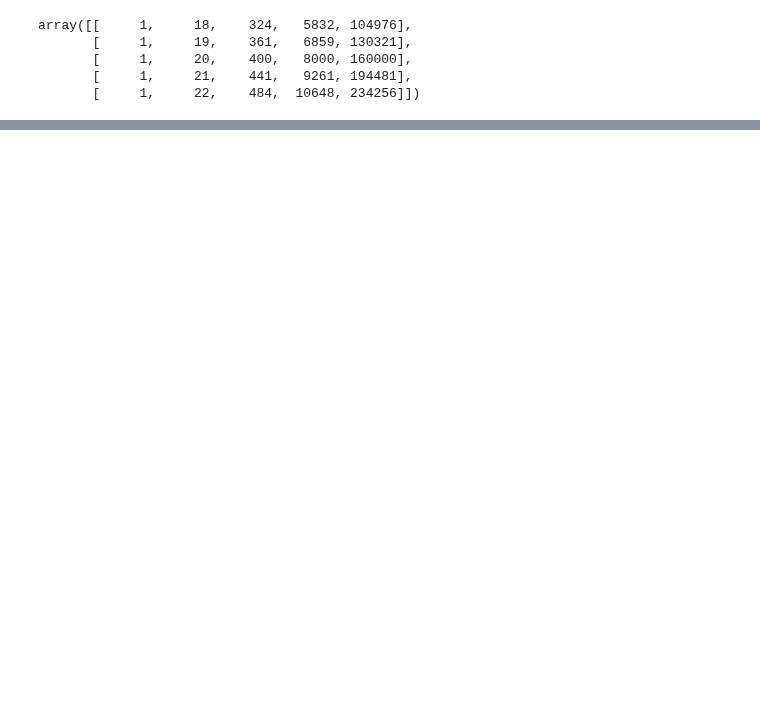
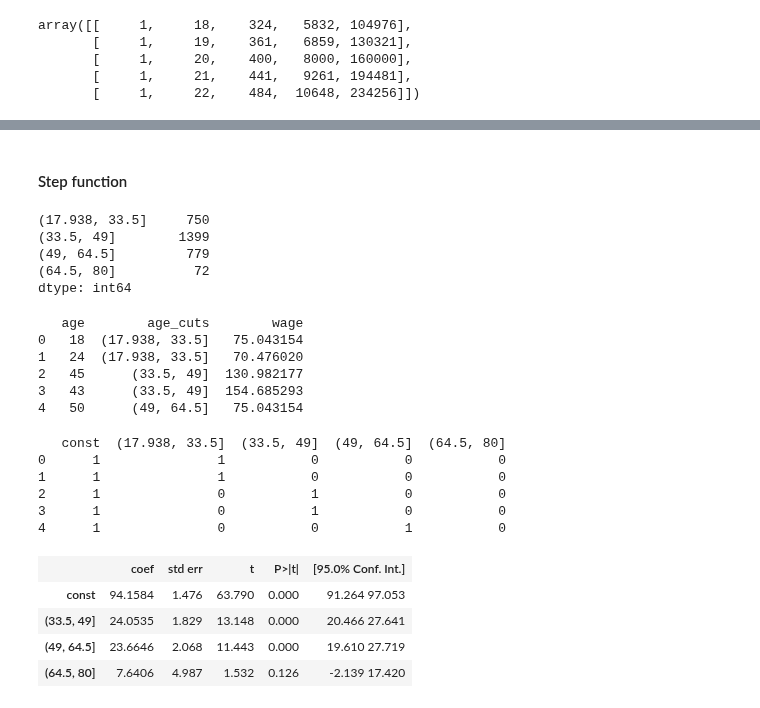
Before and after one commit to JWarmenhoven/ISLR-python, a Jupyter notebook: Chapter 7.ipynb, the cells around one changed output, grey strips where cells are left out. Cells and saved outputs as stored; diff of their text form; code cells hidden in the pictures; blank space fills up the shorter version.

```diff
--- a/Chapter 7.ipynb
+++ b/Chapter 7.ipynb
@@ -158,0 +164,46 @@ ax2.set_ylabel('Pr(wage>250|age)')
+# %% [markdown]
+#### Step function
+# %%
+df_cut, bins = pd.cut(df.age, 4, retbins=True)
+df_cut.value_counts(sort=False)
+# %% [output]
+(17.938, 33.5]     750
+(33.5, 49]        1399
+(49, 64.5]         779
+(64.5, 80]          72
+dtype: int64
+# %%
+df_steps = pd.concat([df.age, df_cut, df.wage], keys=['age','age_cuts','wage'], axis=1)
+df_steps.head(5)
+# %% [output]
+   age        age_cuts        wage
+0   18  (17.938, 33.5]   75.043154
+1   24  (17.938, 33.5]   70.476020
+2   45      (33.5, 49]  130.982177
+3   43      (33.5, 49]  154.685293
+4   50      (49, 64.5]   75.043154
+# %%
+# Create dummy variables for the age groups
+df_steps_dummies = pd.get_dummies(df_steps['age_cuts'])
+
+# Statsmodels requires explicit adding of a constant (intercept)
+df_steps_dummies = sm.add_constant(df_steps_dummies)
+
+df_steps_dummies.head(5)
+# %% [output]
+   const  (17.938, 33.5]  (33.5, 49]  (49, 64.5]  (64.5, 80]
+0      1               1           0           0           0
+1      1               1           0           0           0
+2      1               0           1           0           0
+3      1               0           1           0           0
+4      1               0           0           1           0
+# %%
+# Using statsmodels because it has a more complete output for coefficients
+fit3 = sm.GLS(df_steps.wage, df_steps_dummies.drop(['(17.938, 33.5]'], axis=1)).fit()
+fit3.summary().tables[1]
+# %% [output]
+|  | coef | std err | t | P>|t| | [95.0% Conf. Int.] |
+| const | 94.1584 | 1.476 | 63.790 | 0.000 | 91.264 97.053 |
+| (33.5, 49] | 24.0535 | 1.829 | 13.148 | 0.000 | 20.466 27.641 |
+| (49, 64.5] | 23.6646 | 2.068 | 11.443 | 0.000 | 19.610 27.719 |
+| (64.5, 80] | 7.6406 | 4.987 | 1.532 | 0.126 | -2.139 17.420 |
```
Also changed, not shown: parts of 19 cells of this notebook.
